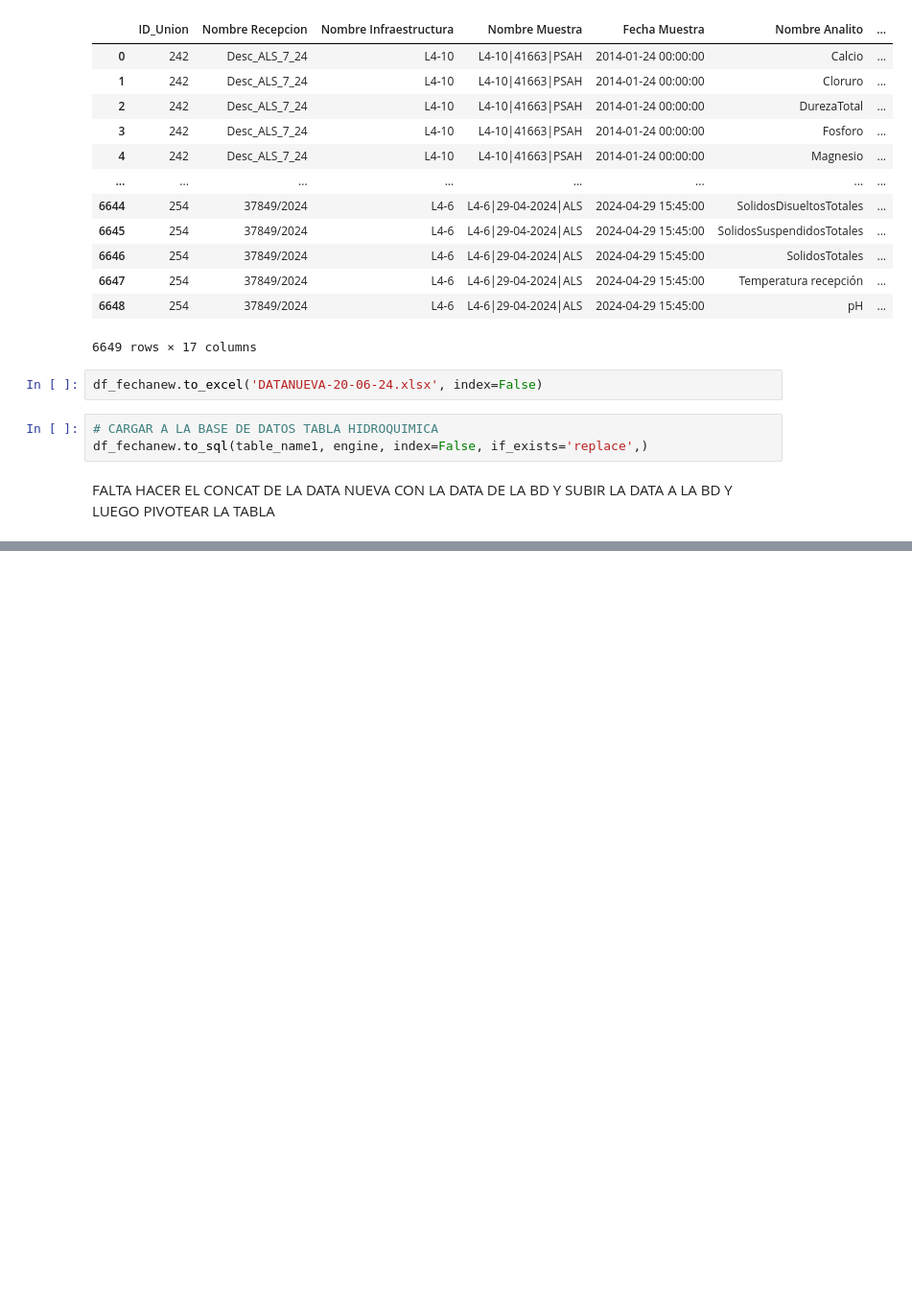
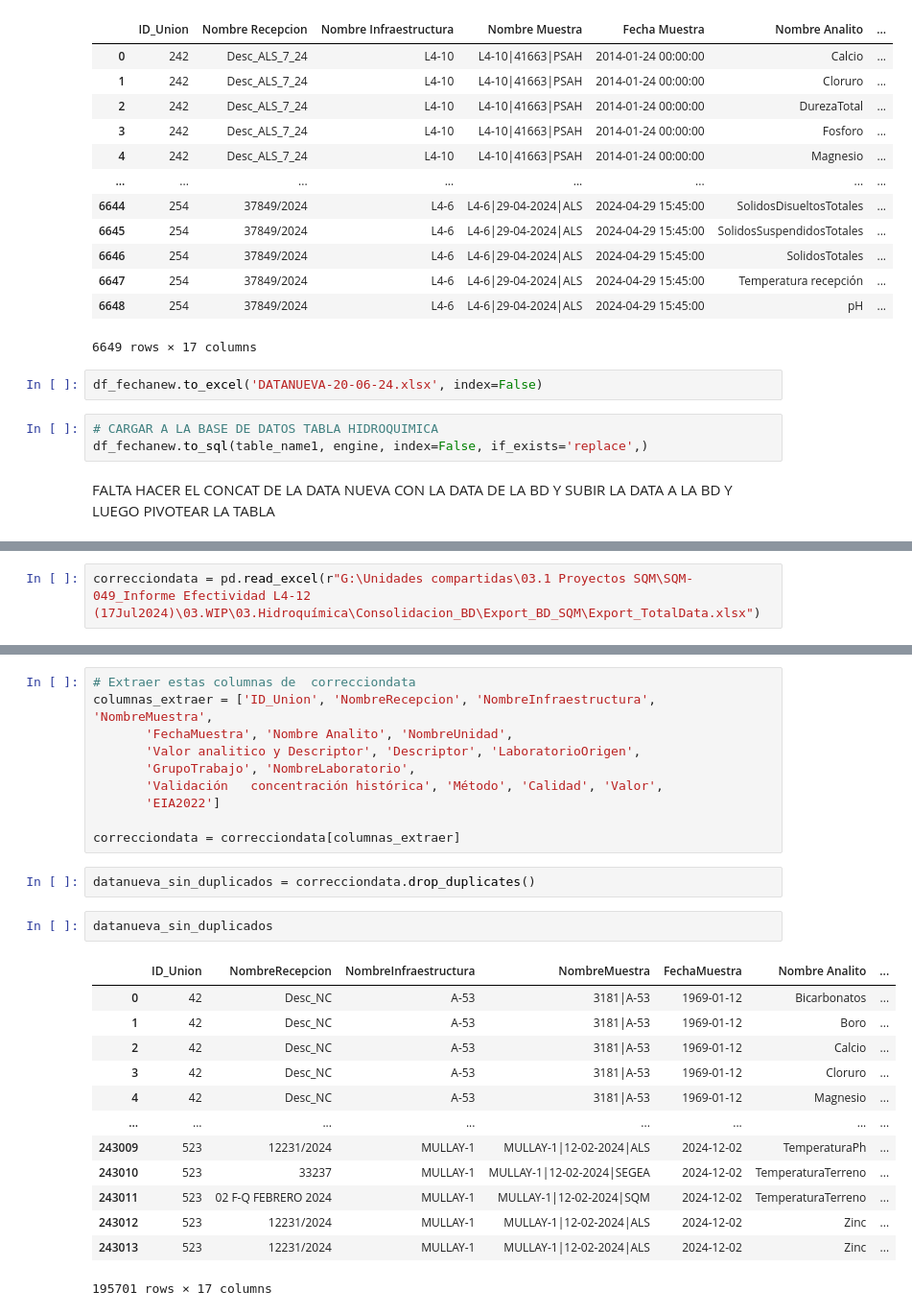
Before and after one commit to franciscoalejandro898/Tecnolog-a_Flow, a Jupyter notebook: SQM-HQ-ACT/pivot_table.ipynb, the cells around one changed output, grey strips where cells are left out. Shown: that part at 96% size. Cells and saved outputs as stored; diff of their text form; blank space fills up the shorter version.

```diff
--- a/SQM-HQ-ACT/pivot_table.ipynb
+++ b/SQM-HQ-ACT/pivot_table.ipynb
@@ -1733,0 +1830,2 @@ FALTA HACER EL CONCAT DE LA DATA NUEVA CON LA DATA DE LA BD Y SUBIR LA DATA A LA
+# %%
+correcciondata = pd.read_excel(r"G:\Unidades compartidas\03.1 Proyectos SQM\SQM-049_Informe Efectividad L4-12 (17Jul2024)\03.WIP\03.Hidroquímica\Consolidacion_BD\Export_BD_SQM\Export_TotalData.xlsx")
@@ -1733,0 +1842,28 @@ FALTA HACER EL CONCAT DE LA DATA NUEVA CON LA DATA DE LA BD Y SUBIR LA DATA A LA
+# %%
+# Extraer estas columnas de  correcciondata
+columnas_extraer = ['ID_Union', 'NombreRecepcion', 'NombreInfraestructura', 'NombreMuestra',
+       'FechaMuestra', 'Nombre Analito', 'NombreUnidad',
+       'Valor analitico y Descriptor', 'Descriptor', 'LaboratorioOrigen',
+       'GrupoTrabajo', 'NombreLaboratorio',
+       'Validación   concentración histórica', 'Método', 'Calidad', 'Valor',
+       'EIA2022']
+
+correcciondata = correcciondata[columnas_extraer]
+# %%
+datanueva_sin_duplicados = correcciondata.drop_duplicates()
+# %%
+datanueva_sin_duplicados
+# %% [output]
+|  | ID_Union | NombreRecepcion | NombreInfraestructura | NombreMuestra | FechaMuestra | Nombre Analito | ... |
+| 0 | 42 | Desc_NC | A-53 | 3181|A-53 | 1969-01-12 | Bicarbonatos | ... |
+| 1 | 42 | Desc_NC | A-53 | 3181|A-53 | 1969-01-12 | Boro | ... |
+| 2 | 42 | Desc_NC | A-53 | 3181|A-53 | 1969-01-12 | Calcio | ... |
+| 3 | 42 | Desc_NC | A-53 | 3181|A-53 | 1969-01-12 | Cloruro | ... |
+| 4 | 42 | Desc_NC | A-53 | 3181|A-53 | 1969-01-12 | Magnesio | ... |
+| ... | ... | ... | ... | ... | ... | ... | ... |
+| 243009 | 523 | 12231/2024 | MULLAY-1 | MULLAY-1|12-02-2024|ALS | 2024-12-02 | TemperaturaPh | ... |
+| 243010 | 523 | 33237 | MULLAY-1 | MULLAY-1|12-02-2024|SEGEA | 2024-12-02 | TemperaturaTerreno | ... |
+| 243011 | 523 | 02 F-Q FEBRERO 2024 | MULLAY-1 | MULLAY-1|12-02-2024|SQM | 2024-12-02 | TemperaturaTerreno | ... |
+| 243012 | 523 | 12231/2024 | MULLAY-1 | MULLAY-1|12-02-2024|ALS | 2024-12-02 | Zinc | ... |
+| 243013 | 523 | 12231/2024 | MULLAY-1 | MULLAY-1|12-02-2024|ALS | 2024-12-02 | Zinc | ... |
+195701 rows × 17 columns
```
Also changed, not shown: parts of 18 cells of this notebook, 1 other file.
